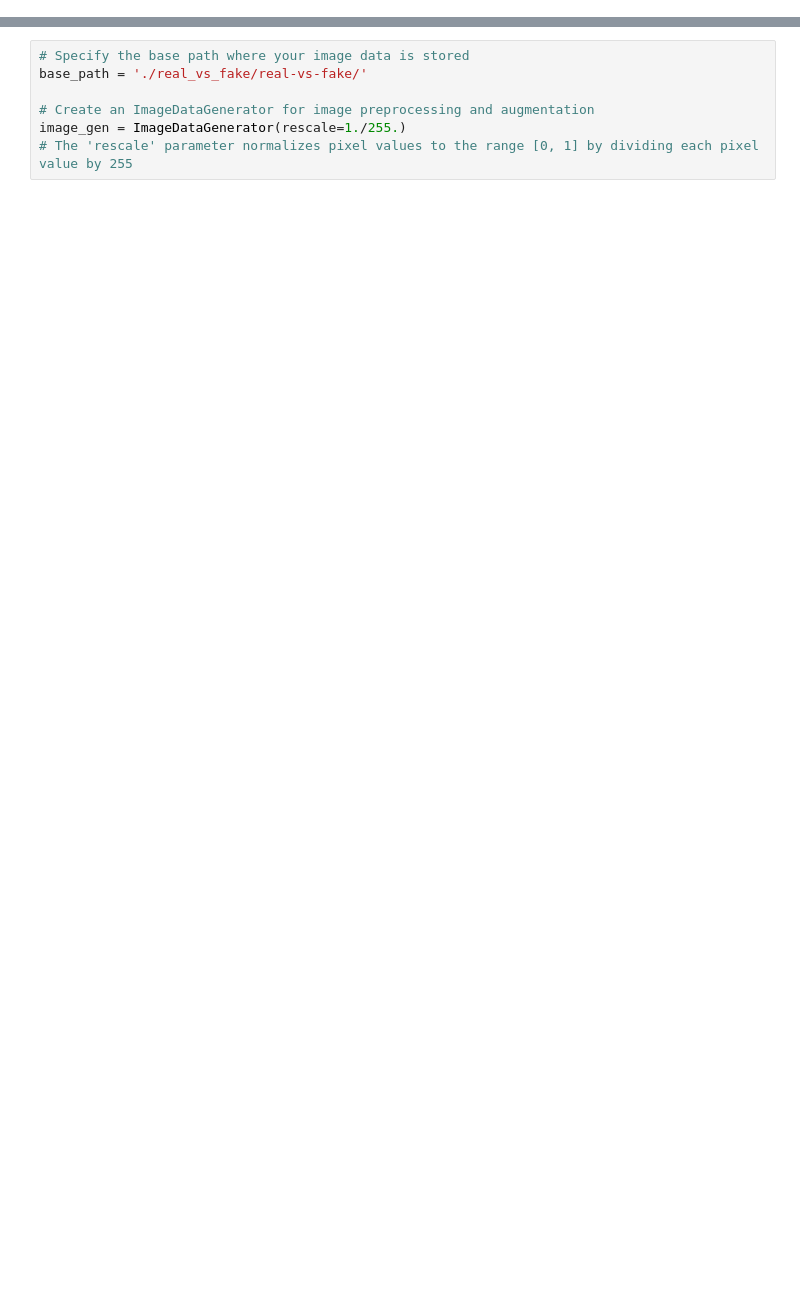
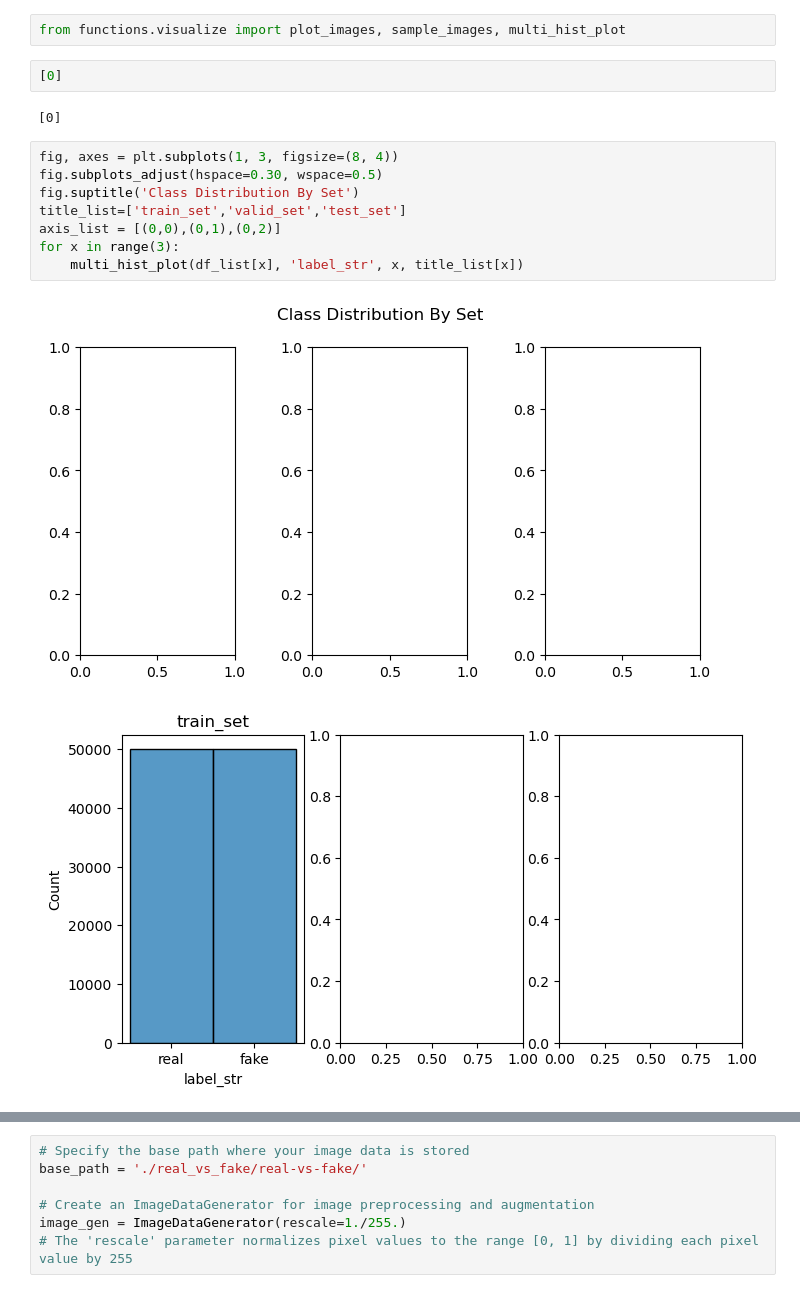
Before and after one commit to Kanustu/DeepFaceDetect, a Jupyter notebook: Notebooks/deepfake1.ipynb, the cells around one changed output, grey strips where cells are left out. Cells and saved outputs as stored; diff of their text form; blank space fills up the shorter version.

```diff
--- a/Notebooks/deepfake1.ipynb
+++ b/Notebooks/deepfake1.ipynb
@@ -16,0 +41,17 @@ from functions.visualize import sample_images, plot_images
+# %%
+from functions.visualize import plot_images, sample_images, multi_hist_plot
+# %%
+[0]
+# %% [output]
+[0]
+# %%
+fig, axes = plt.subplots(1, 3, figsize=(8, 4))
+fig.subplots_adjust(hspace=0.30, wspace=0.5)
+fig.suptitle('Class Distribution By Set')
+title_list=['train_set','valid_set','test_set']
+axis_list = [(0,0),(0,1),(0,2)]
+for x in range(3):
+    multi_hist_plot(df_list[x], 'label_str', x, title_list[x])
+# %% [output]
+[figure, added]
+[figure, added]
```
Also changed, not shown: parts of 23 cells of this notebook.
